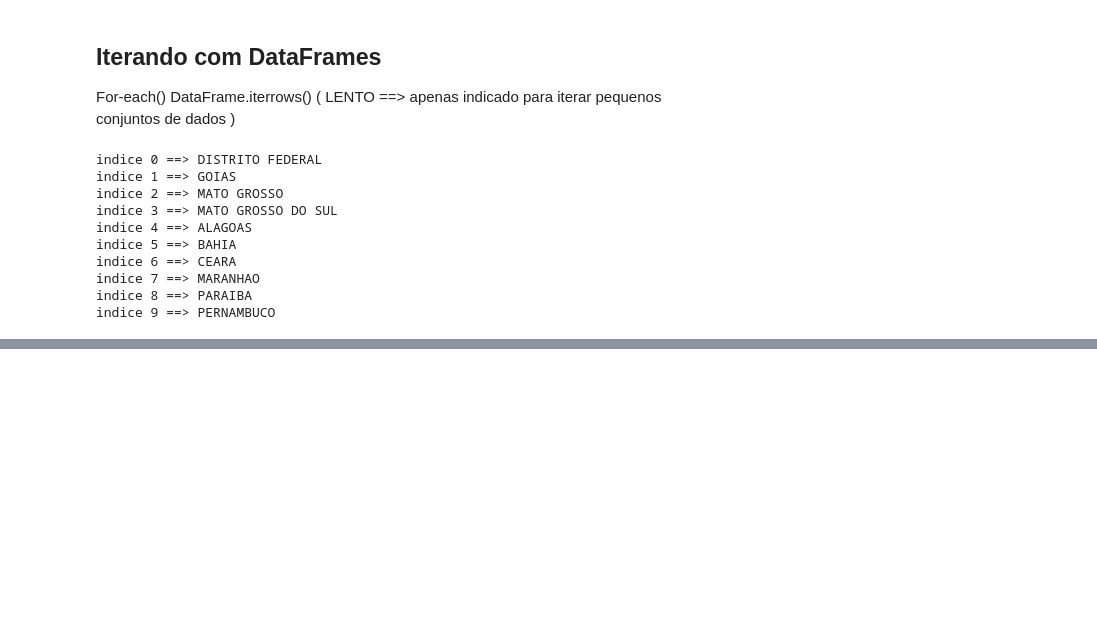
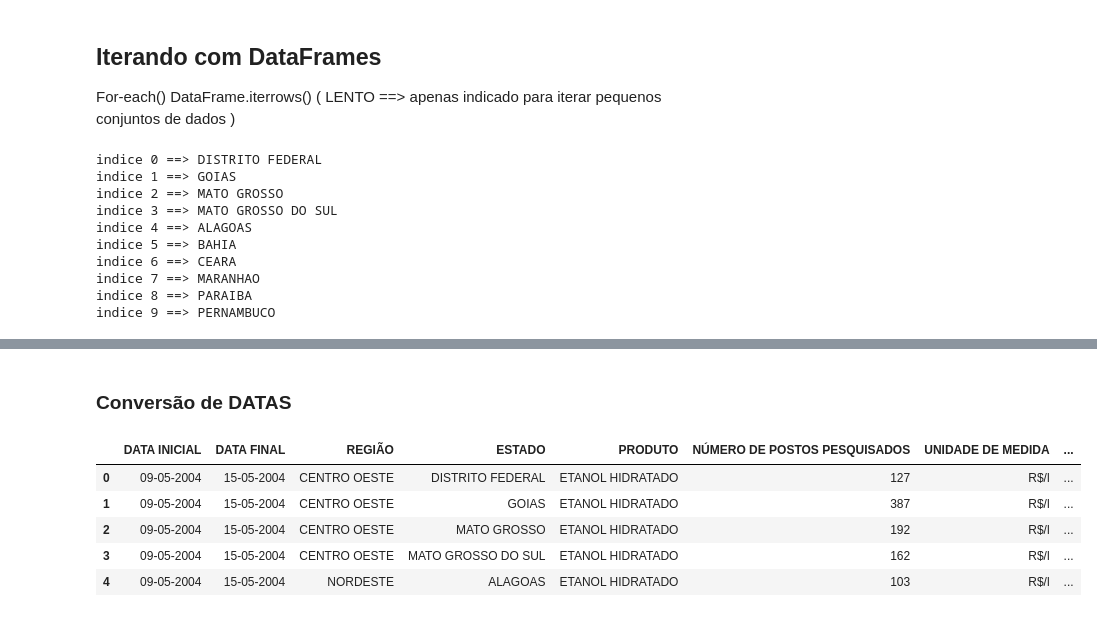
Before and after one commit to adalbertobrant/lipai, a Jupyter notebook: atividades/estudo-python/src/09-pandas/manipulacao_dados_pandas.ipynb, the cells around one changed output, grey strips where cells are left out. Cells and saved outputs as stored; diff of their text form; code cells hidden in the pictures; blank space fills up the shorter version.

```diff
--- a/atividades/estudo-python/src/09-pandas/manipulacao_dados_pandas.ipynb
+++ b/atividades/estudo-python/src/09-pandas/manipulacao_dados_pandas.ipynb
@@ -1643,0 +1667,17 @@ indice 9 ==> PERNAMBUCO
+# %%
+data_pre = data.copy()
+# %% [markdown]
+### Conversão de **DATAS**
+# %%
+data_pre['DATA INICIAL'] = pd.to_datetime(data_pre['DATA INICIAL'], format='%d/%m/%Y')
+data_pre['DATA INICIAL'] = data_pre['DATA INICIAL'].dt.strftime('%d-%m-%Y')
+data_pre['DATA FINAL'] = pd.to_datetime(data_pre['DATA FINAL'], format='%d/%m/%Y')
+data_pre['DATA FINAL'] = data_pre['DATA FINAL'].dt.strftime('%d-%m-%Y')
+data_pre.head()
+# %% [output]
+|  | DATA INICIAL | DATA FINAL | REGIÃO | ESTADO | PRODUTO | NÚMERO DE POSTOS PESQUISADOS | UNIDADE DE MEDIDA | ... |
+| 0 | 09-05-2004 | 15-05-2004 | CENTRO OESTE | DISTRITO FEDERAL | ETANOL HIDRATADO | 127 | R$/l | ... |
+| 1 | 09-05-2004 | 15-05-2004 | CENTRO OESTE | GOIAS | ETANOL HIDRATADO | 387 | R$/l | ... |
+| 2 | 09-05-2004 | 15-05-2004 | CENTRO OESTE | MATO GROSSO | ETANOL HIDRATADO | 192 | R$/l | ... |
+| 3 | 09-05-2004 | 15-05-2004 | CENTRO OESTE | MATO GROSSO DO SUL | ETANOL HIDRATADO | 162 | R$/l | ... |
+| 4 | 09-05-2004 | 15-05-2004 | NORDESTE | ALAGOAS | ETANOL HIDRATADO | 103 | R$/l | ... |
```
Also changed, not shown: parts of 26 cells of this notebook.
